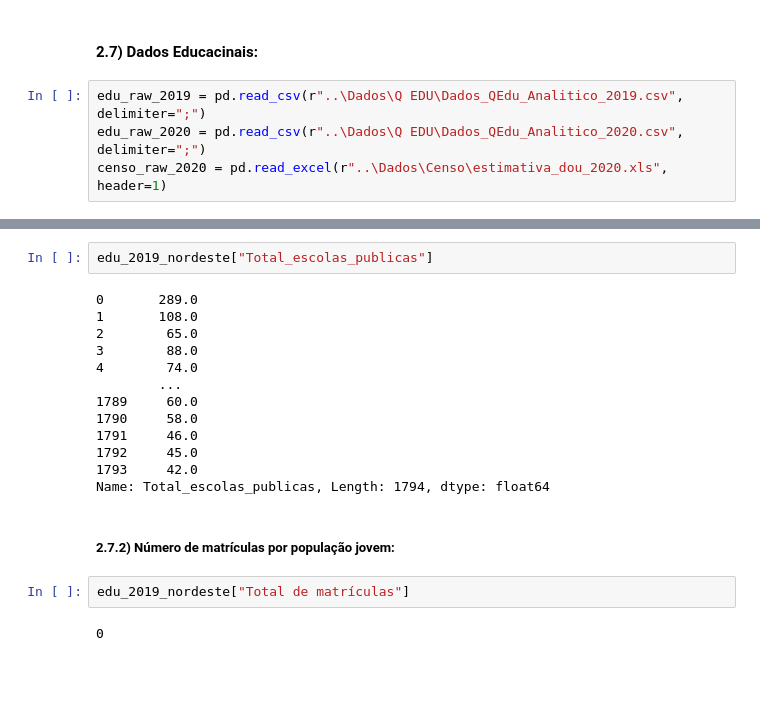
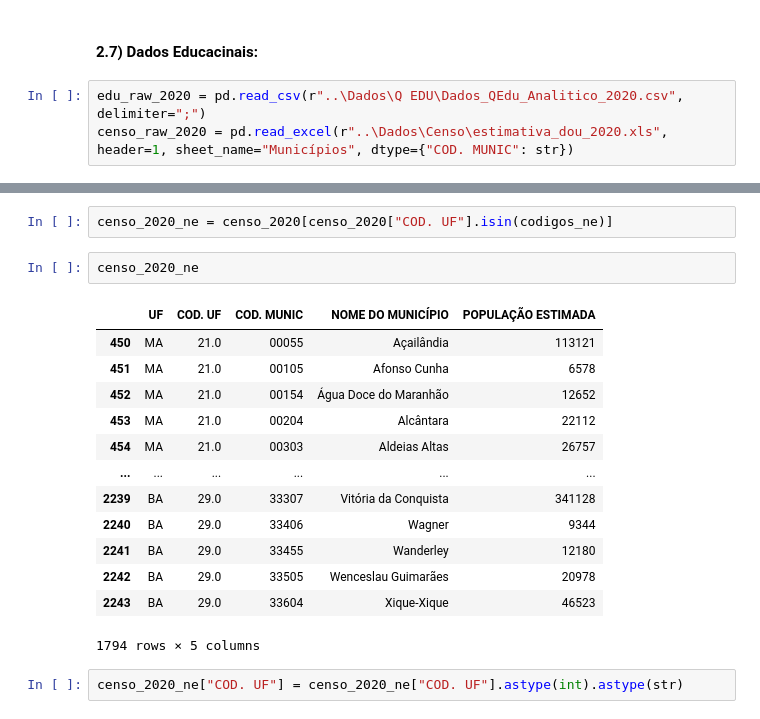
Before and after one commit to caiosoter/BCG2023, a Jupyter notebook: Notebooks/experimento.ipynb, the cells around one changed output, grey strips where cells are left out. Drawn from its saved outputs; the diff is of its cells as text; blank space fills up the shorter version.

```diff
--- a/Notebooks/experimento.ipynb
+++ b/Notebooks/experimento.ipynb
@@ -419,7 +387,6 @@ censo_nodeste_threshold
 # %% [markdown]
 #### 2.7) Dados Educacinais:
 # %%
-edu_raw_2019 = pd.read_csv(r"..\Dados\Q EDU\Dados_QEdu_Analitico_2019.csv", delimiter=";")
 edu_raw_2020 = pd.read_csv(r"..\Dados\Q EDU\Dados_QEdu_Analitico_2020.csv", delimiter=";")
-censo_raw_2020 = pd.read_excel(r"..\Dados\Censo\estimativa_dou_2020.xls", header=1)
+censo_raw_2020 = pd.read_excel(r"..\Dados\Censo\estimativa_dou_2020.xls", header=1, sheet_name="Municípios", dtype={"COD. MUNIC": str})
 # %%
@@ -557,21 +489,20 @@ See the caveats in the documentation: https://pandas.pydata.org/pandas-docs/stab
-# %%
-edu_2019_nordeste["Total_escolas_publicas"]
-# %% [output]
-0       289.0
-1       108.0
-2        65.0
-3        88.0
-4        74.0
-        ...
-1789     60.0
-1790     58.0
-1791     46.0
-1792     45.0
-1793     42.0
-Name: Total_escolas_publicas, Length: 1794, dtype: float64
-# %% [markdown]
-##### 2.7.2) Número de matrículas por população jovem:
-# %%
-edu_2019_nordeste["Total de matrículas"]
-# %% [output]
-0
+# %%
+censo_2020_ne = censo_2020[censo_2020["COD. UF"].isin(codigos_ne)]
+# %%
+censo_2020_ne
+# %% [output]
+|  | UF | COD. UF | COD. MUNIC | NOME DO MUNICÍPIO | POPULAÇÃO ESTIMADA |
+| 450 | MA | 21.0 | 00055 | Açailândia | 113121 |
+| 451 | MA | 21.0 | 00105 | Afonso Cunha | 6578 |
+| 452 | MA | 21.0 | 00154 | Água Doce do Maranhão | 12652 |
+| 453 | MA | 21.0 | 00204 | Alcântara | 22112 |
+| 454 | MA | 21.0 | 00303 | Aldeias Altas | 26757 |
+| ... | ... | ... | ... | ... | ... |
+| 2239 | BA | 29.0 | 33307 | Vitória da Conquista | 341128 |
+| 2240 | BA | 29.0 | 33406 | Wagner | 9344 |
+| 2241 | BA | 29.0 | 33455 | Wanderley | 12180 |
+| 2242 | BA | 29.0 | 33505 | Wenceslau Guimarães | 20978 |
+| 2243 | BA | 29.0 | 33604 | Xique-Xique | 46523 |
+1794 rows × 5 columns
+# %%
+censo_2020_ne["COD. UF"] = censo_2020_ne["COD. UF"].astype(int).astype(str)
```
Also changed, not shown: parts of 77 cells of this notebook, 1 other file.
